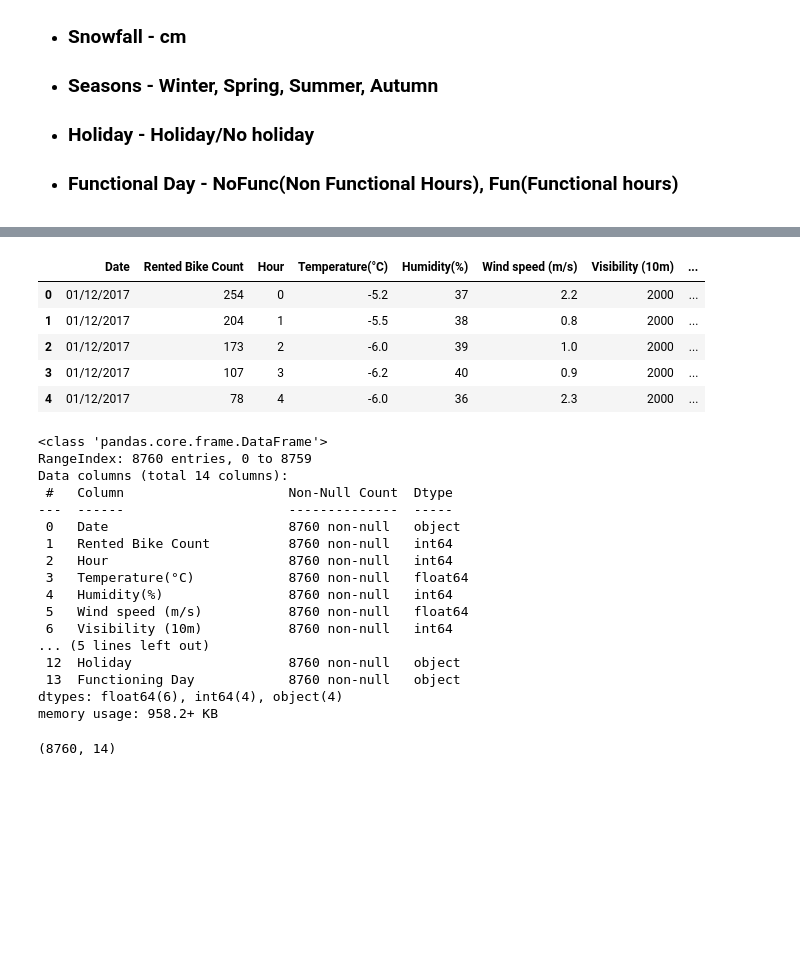
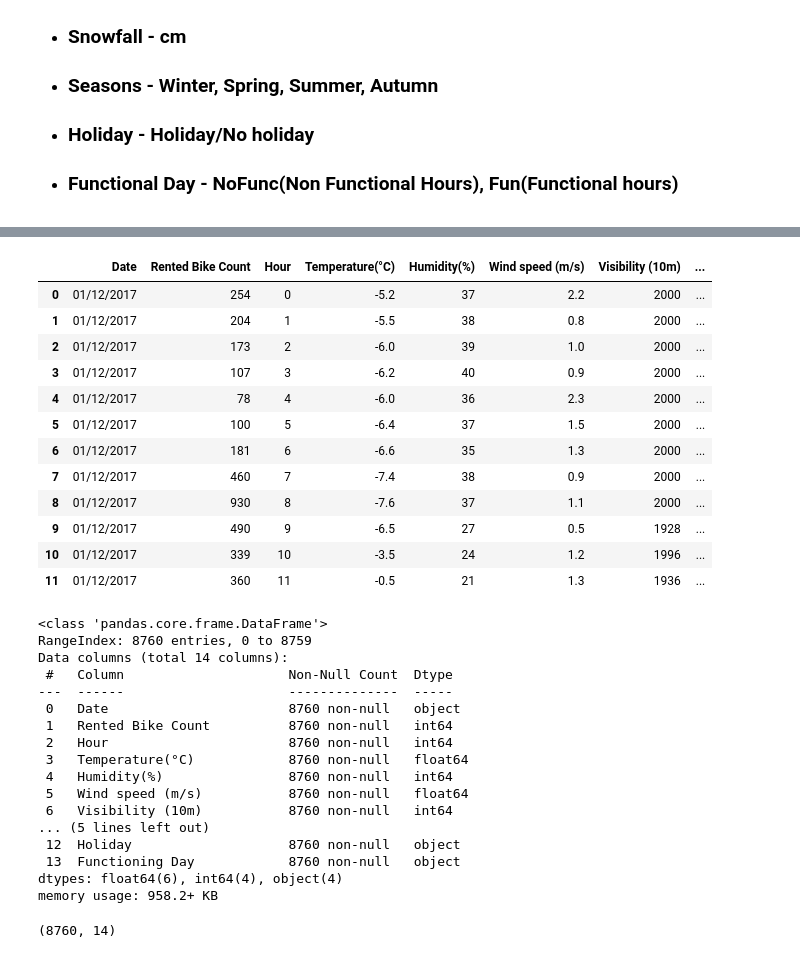
Before and after one commit to kumarlova/Bike-sharing-demand-prediction, a Jupyter notebook: Copy_of_Bike_Sharing_Demand_Prediction_Capstone_Project.ipynb, the cells around one changed output, grey strips where cells are left out. Cells and saved outputs as stored; diff of their text form; code cells hidden in the pictures; blank space fills up the shorter version.

```diff
--- a/Copy_of_Bike_Sharing_Demand_Prediction_Capstone_Project.ipynb
+++ b/Copy_of_Bike_Sharing_Demand_Prediction_Capstone_Project.ipynb
@@ -51,34 +53,42 @@ warnings.filterwarnings('ignore')
 # %%
 df = pd.read_csv("/content/drive/MyDrive/bike/Copy of SeoulBikeData.csv", encoding='cp1252')
 # %%
-df.head()
+df.head(12)
 # %% [output]
 |  | Date | Rented Bike Count | Hour | Temperature(°C) | Humidity(%) | Wind speed (m/s) | Visibility (10m) | ... |
 | 0 | 01/12/2017 | 254 | 0 | -5.2 | 37 | 2.2 | 2000 | ... |
 | 1 | 01/12/2017 | 204 | 1 | -5.5 | 38 | 0.8 | 2000 | ... |
 | 2 | 01/12/2017 | 173 | 2 | -6.0 | 39 | 1.0 | 2000 | ... |
 | 3 | 01/12/2017 | 107 | 3 | -6.2 | 40 | 0.9 | 2000 | ... |
 | 4 | 01/12/2017 | 78 | 4 | -6.0 | 36 | 2.3 | 2000 | ... |
+| 5 | 01/12/2017 | 100 | 5 | -6.4 | 37 | 1.5 | 2000 | ... |
+| 6 | 01/12/2017 | 181 | 6 | -6.6 | 35 | 1.3 | 2000 | ... |
+| 7 | 01/12/2017 | 460 | 7 | -7.4 | 38 | 0.9 | 2000 | ... |
+| 8 | 01/12/2017 | 930 | 8 | -7.6 | 37 | 1.1 | 2000 | ... |
+| 9 | 01/12/2017 | 490 | 9 | -6.5 | 27 | 0.5 | 1928 | ... |
+| 10 | 01/12/2017 | 339 | 10 | -3.5 | 24 | 1.2 | 1996 | ... |
+| 11 | 01/12/2017 | 360 | 11 | -0.5 | 21 | 1.3 | 1936 | ... |
-# %%
-df.info()
-# %% [output]
-<class 'pandas.core.frame.DataFrame'>
-RangeIndex: 8760 entries, 0 to 8759
-Data columns (total 14 columns):
- #   Column                     Non-Null Count  Dtype
----  ------                     --------------  -----
- 0   Date                       8760 non-null   object
- 1   Rented Bike Count          8760 non-null   int64
- 2   Hour                       8760 non-null   int64
- 3   Temperature(°C)            8760 non-null   float64
- 4   Humidity(%)                8760 non-null   int64
- 5   Wind speed (m/s)           8760 non-null   float64
- 6   Visibility (10m)           8760 non-null   int64
-... (5 lines left out)
- 12  Holiday                    8760 non-null   object
- 13  Functioning Day            8760 non-null   object
-dtypes: float64(6), int64(4), object(4)
-memory usage: 958.2+ KB
+# %%
+#Finding non null count
+df.info()
+# %% [output]
+<class 'pandas.core.frame.DataFrame'>
+RangeIndex: 8760 entries, 0 to 8759
+Data columns (total 14 columns):
+ #   Column                     Non-Null Count  Dtype
+---  ------                     --------------  -----
+ 0   Date                       8760 non-null   object
+ 1   Rented Bike Count          8760 non-null   int64
+ 2   Hour                       8760 non-null   int64
+ 3   Temperature(°C)            8760 non-null   float64
+ 4   Humidity(%)                8760 non-null   int64
+ 5   Wind speed (m/s)           8760 non-null   float64
+ 6   Visibility (10m)           8760 non-null   int64
+... (5 lines left out)
+ 12  Holiday                    8760 non-null   object
+ 13  Functioning Day            8760 non-null   object
+dtypes: float64(6), int64(4), object(4)
+memory usage: 958.2+ KB
 # %%
 df.shape
 # %% [output]
```
Also changed, not shown: parts of 109 cells of this notebook.
